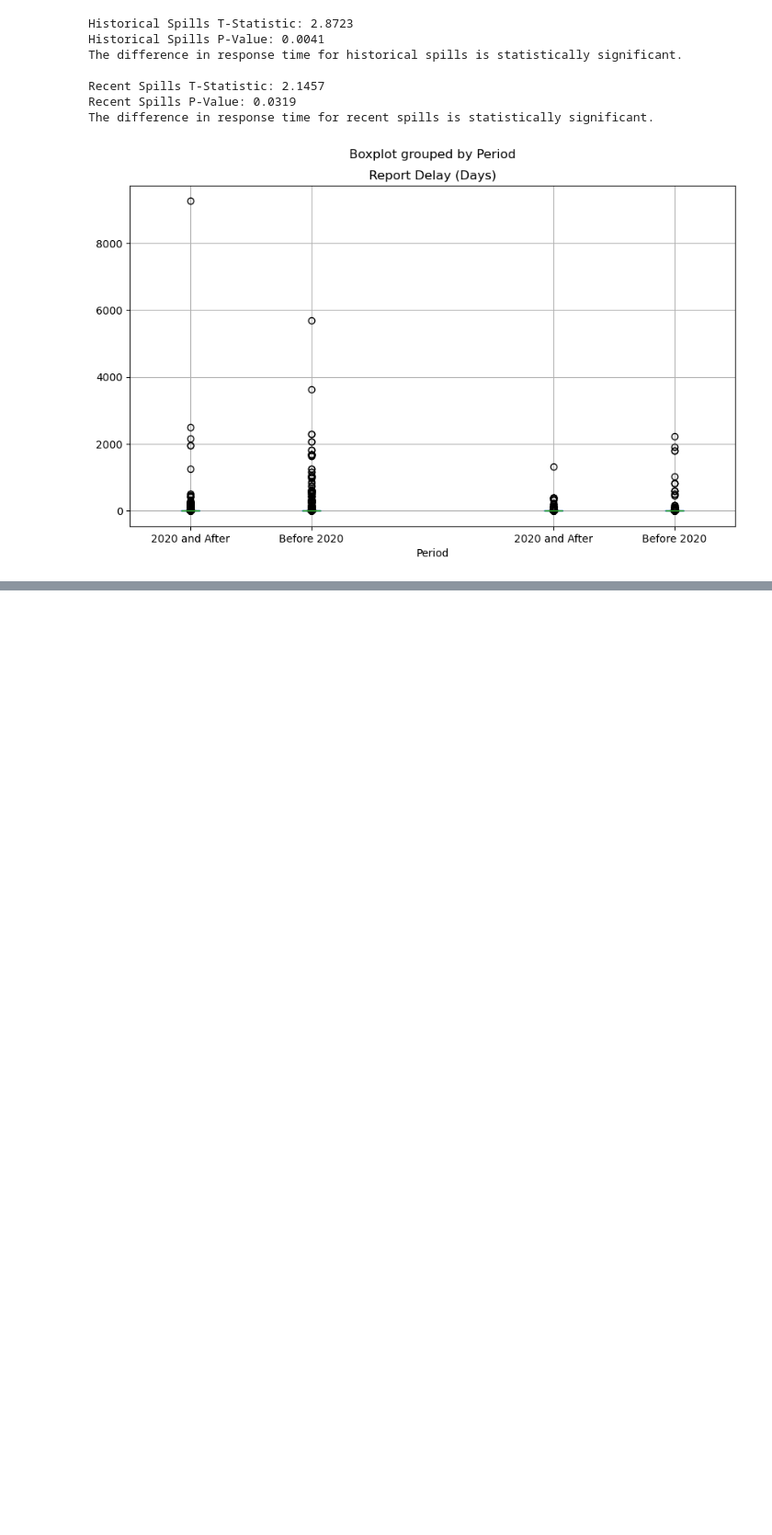
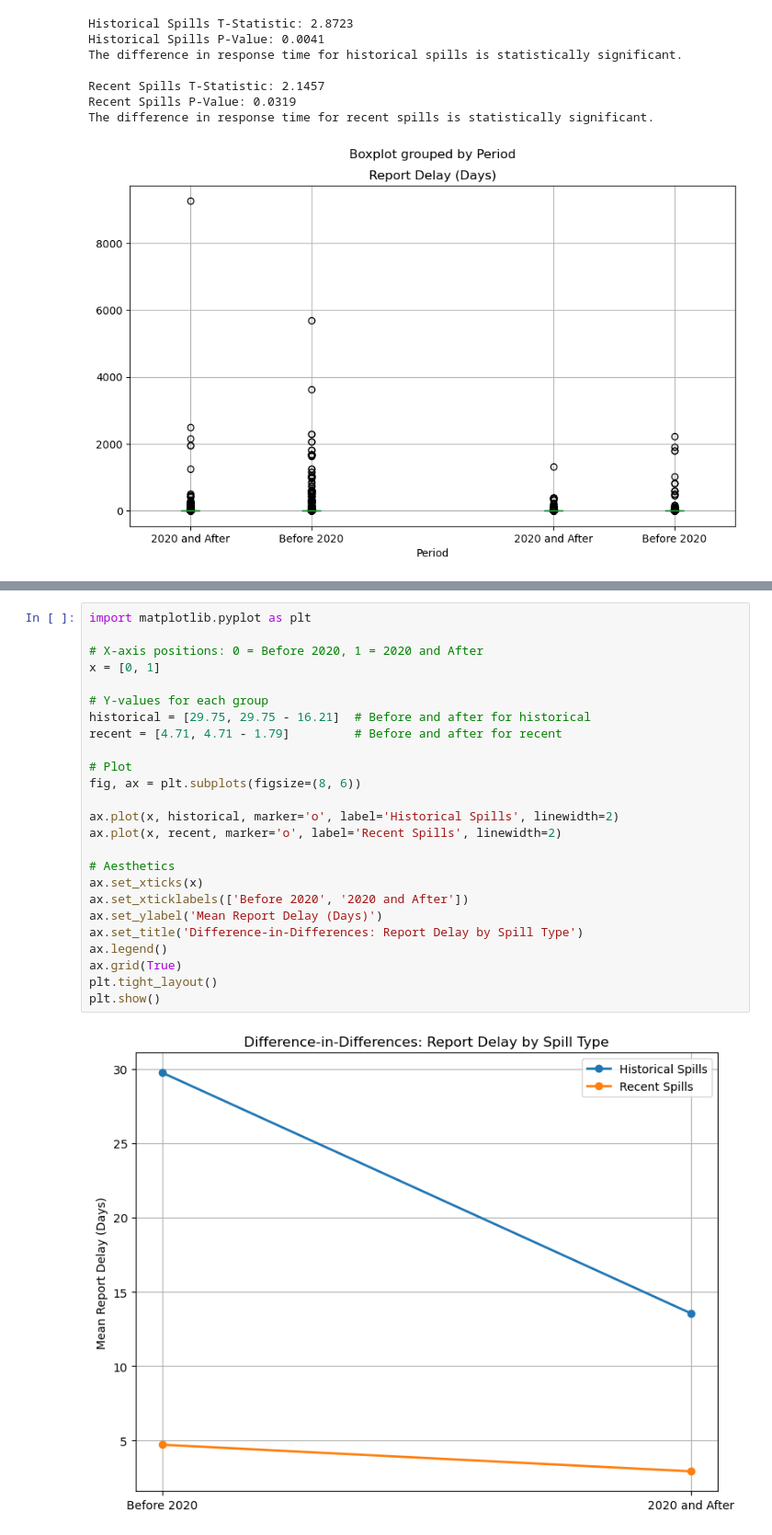
Before and after one commit to dadams-AU/colorado_spills, a Jupyter notebook: analysis/analysis5.ipynb, the cells around one changed output, grey strips where cells are left out. Shown: that part at 92% size. Drawn from its saved outputs; the diff is of its cells as text; blank space fills up the shorter version.

Commit message:
differenes in differences model

```diff
--- a/analysis/analysis5.ipynb
+++ b/analysis/analysis5.ipynb
@@ -444,0 +590,27 @@ The difference in response time for recent spills is statistically significant.
+# %%
+import matplotlib.pyplot as plt
+
+# X-axis positions: 0 = Before 2020, 1 = 2020 and After
+x = [0, 1]
+
+# Y-values for each group
+historical = [29.75, 29.75 - 16.21]  # Before and after for historical
+recent = [4.71, 4.71 - 1.79]         # Before and after for recent
+
+# Plot
+fig, ax = plt.subplots(figsize=(8, 6))
+
+ax.plot(x, historical, marker='o', label='Historical Spills', linewidth=2)
+ax.plot(x, recent, marker='o', label='Recent Spills', linewidth=2)
+
+# Aesthetics
+ax.set_xticks(x)
+ax.set_xticklabels(['Before 2020', '2020 and After'])
+ax.set_ylabel('Mean Report Delay (Days)')
+ax.set_title('Difference-in-Differences: Report Delay by Spill Type')
+ax.legend()
+ax.grid(True)
+plt.tight_layout()
+plt.show()
+# %% [output]
+[figure, added]
```
Also changed, not shown: parts of 11 cells of this notebook, 9 other files.
